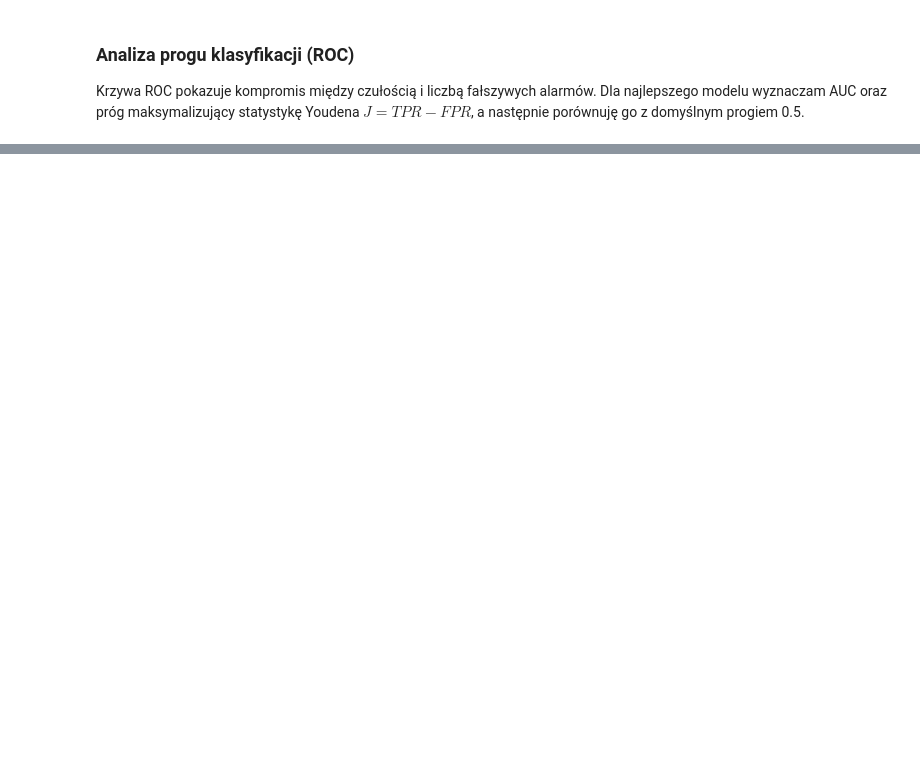
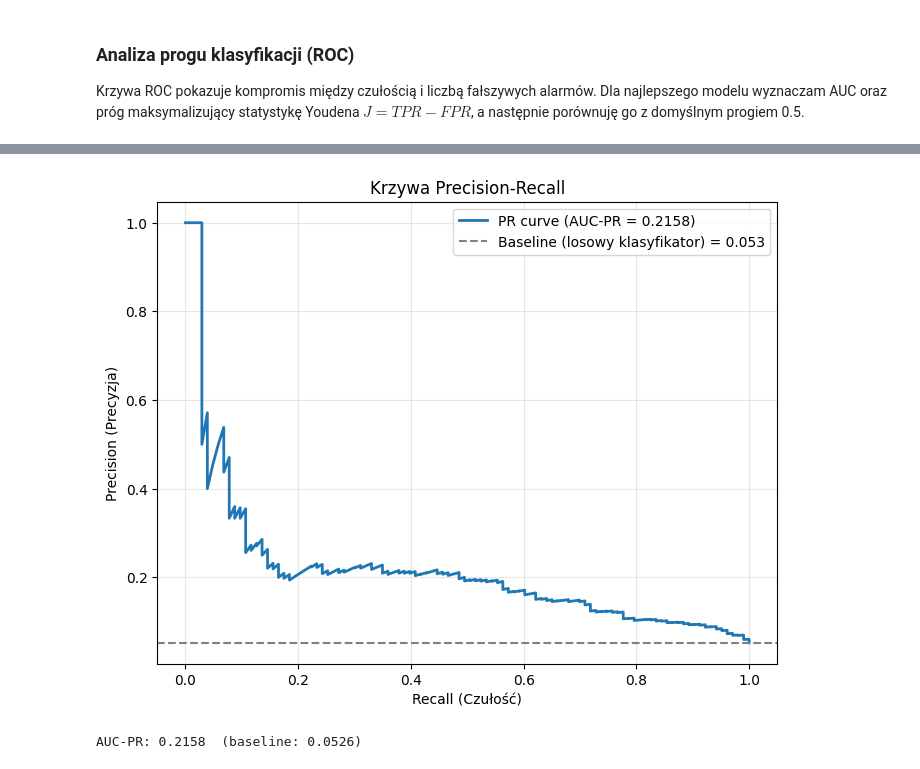
Before and after one commit to jkociecki/machine-learning-pwr, a Jupyter notebook: lab-03/l3.ipynb, the cells around one changed output, grey strips where cells are left out. Saved outputs shown, nothing was run; the diff lists cells and outputs as text; code cells hidden in the pictures; blank space fills up the shorter version.

```diff
--- a/lab-03/l3.ipynb
+++ b/lab-03/l3.ipynb
@@ -498,0 +621,21 @@ Best threshold by Youden J: 0.4755
+# %%
+from sklearn.metrics import precision_recall_curve, average_precision_score
+
+precision_curve, recall_curve, pr_thresholds = precision_recall_curve(y_test, y_proba_grid)
+avg_precision = average_precision_score(y_test, y_proba_grid)
+baseline_pr = y_test.mean()
+
+plt.figure(figsize=(8, 6))
+plt.plot(recall_curve, precision_curve, label=f"PR curve (AUC-PR = {avg_precision:.4f})", linewidth=2)
+plt.axhline(baseline_pr, color='gray', linestyle='--', label=f"Baseline (losowy klasyfikator) = {baseline_pr:.3f}")
+plt.xlabel("Recall (Czułość)")
+plt.ylabel("Precision (Precyzja)")
+plt.title("Krzywa Precision-Recall")
+plt.legend()
+plt.grid(True, alpha=0.3)
+plt.show()
+
+print(f"AUC-PR: {avg_precision:.4f}  (baseline: {baseline_pr:.4f})")
+# %% [output]
+[figure, added]
+AUC-PR: 0.2158  (baseline: 0.0526)
```
Also changed, not shown: parts of 20 cells of this notebook.
